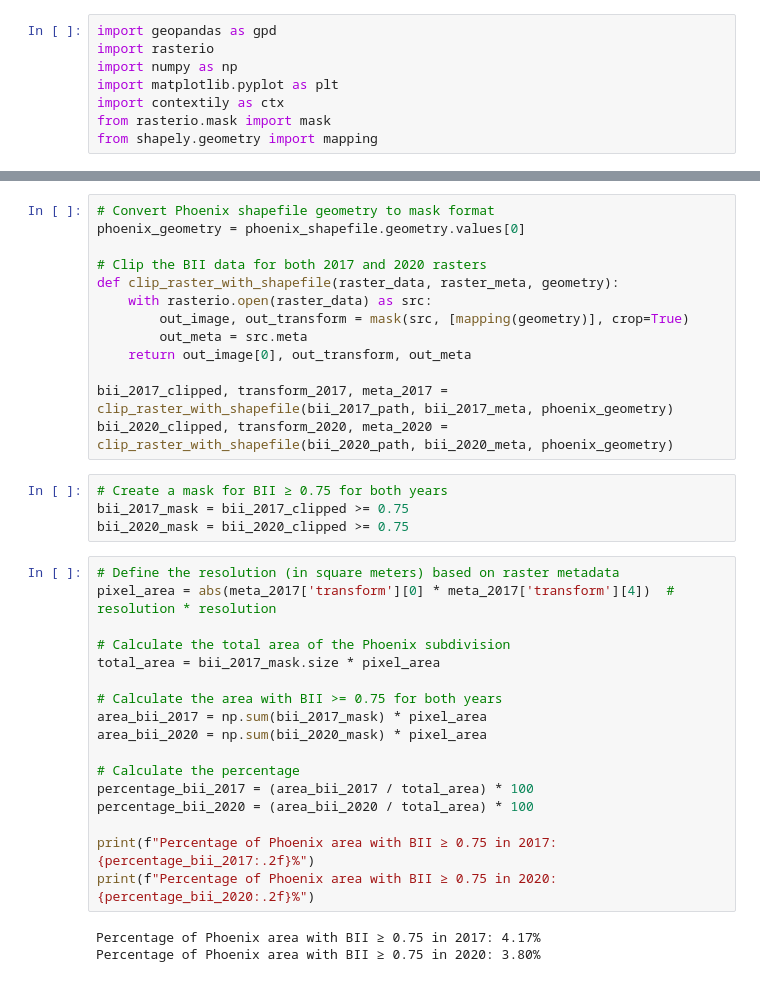
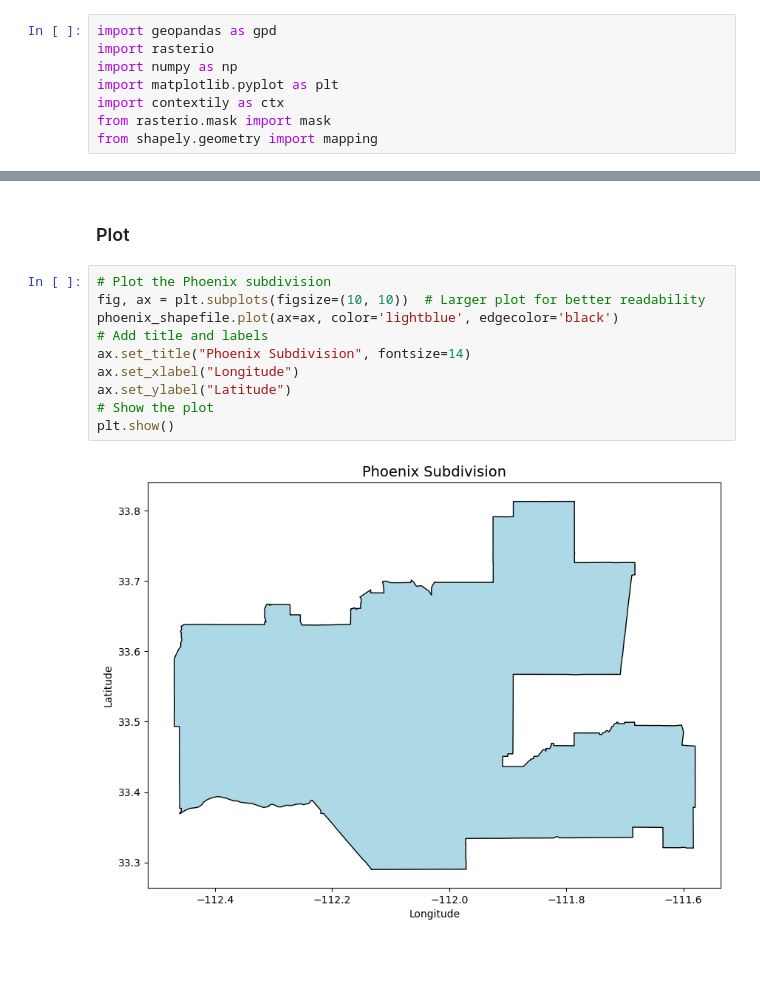
Before and after one commit to YoselynR/Biodiversity-Intactness-Index-YR, a Jupyter notebook: Biodiversity-Intactness-Index.ipynb, the cells around one changed output, grey strips where cells are left out. Cells and saved outputs as stored; diff of their text form; blank space fills up the shorter version.

```diff
--- a/Biodiversity-Intactness-Index.ipynb
+++ b/Biodiversity-Intactness-Index.ipynb
@@ -47,37 +55,14 @@ CRS of Phoenix shapefile: EPSG:4326
-# %%
-# Convert Phoenix shapefile geometry to mask format
-phoenix_geometry = phoenix_shapefile.geometry.values[0]
-
-# Clip the BII data for both 2017 and 2020 rasters
-def clip_raster_with_shapefile(raster_data, raster_meta, geometry):
-    with rasterio.open(raster_data) as src:
-        out_image, out_transform = mask(src, [mapping(geometry)], crop=True)
-        out_meta = src.meta
-    return out_image[0], out_transform, out_meta
-
-bii_2017_clipped, transform_2017, meta_2017 = clip_raster_with_shapefile(bii_2017_path, bii_2017_meta, phoenix_geometry)
-bii_2020_clipped, transform_2020, meta_2020 = clip_raster_with_shapefile(bii_2020_path, bii_2020_meta, phoenix_geometry)
-# %%
-# Create a mask for BII ≥ 0.75 for both years
-bii_2017_mask = bii_2017_clipped >= 0.75
-bii_2020_mask = bii_2020_clipped >= 0.75
-# %%
-# Define the resolution (in square meters) based on raster metadata
-pixel_area = abs(meta_2017['transform'][0] * meta_2017['transform'][4])  # resolution * resolution
-
-# Calculate the total area of the Phoenix subdivision
-total_area = bii_2017_mask.size * pixel_area
-
-# Calculate the area with BII >= 0.75 for both years
-area_bii_2017 = np.sum(bii_2017_mask) * pixel_area
-area_bii_2020 = np.sum(bii_2020_mask) * pixel_area
-
-# Calculate the percentage
-percentage_bii_2017 = (area_bii_2017 / total_area) * 100
-percentage_bii_2020 = (area_bii_2020 / total_area) * 100
-
-print(f"Percentage of Phoenix area with BII ≥ 0.75 in 2017: {percentage_bii_2017:.2f}%")
-print(f"Percentage of Phoenix area with BII ≥ 0.75 in 2020: {percentage_bii_2020:.2f}%")
-# %% [output]
-Percentage of Phoenix area with BII ≥ 0.75 in 2017: 4.17%
-Percentage of Phoenix area with BII ≥ 0.75 in 2020: 3.80%
+# %% [markdown]
+### Plot
+# %%
+# Plot the Phoenix subdivision
+fig, ax = plt.subplots(figsize=(10, 10))  # Larger plot for better readability
+phoenix_shapefile.plot(ax=ax, color='lightblue', edgecolor='black')
+# Add title and labels
+ax.set_title("Phoenix Subdivision", fontsize=14)
+ax.set_xlabel("Longitude")
+ax.set_ylabel("Latitude")
+# Show the plot
+plt.show()
+# %% [output]
+[figure, added]
```
Also changed, not shown: parts of 14 cells of this notebook, 2 other files.
